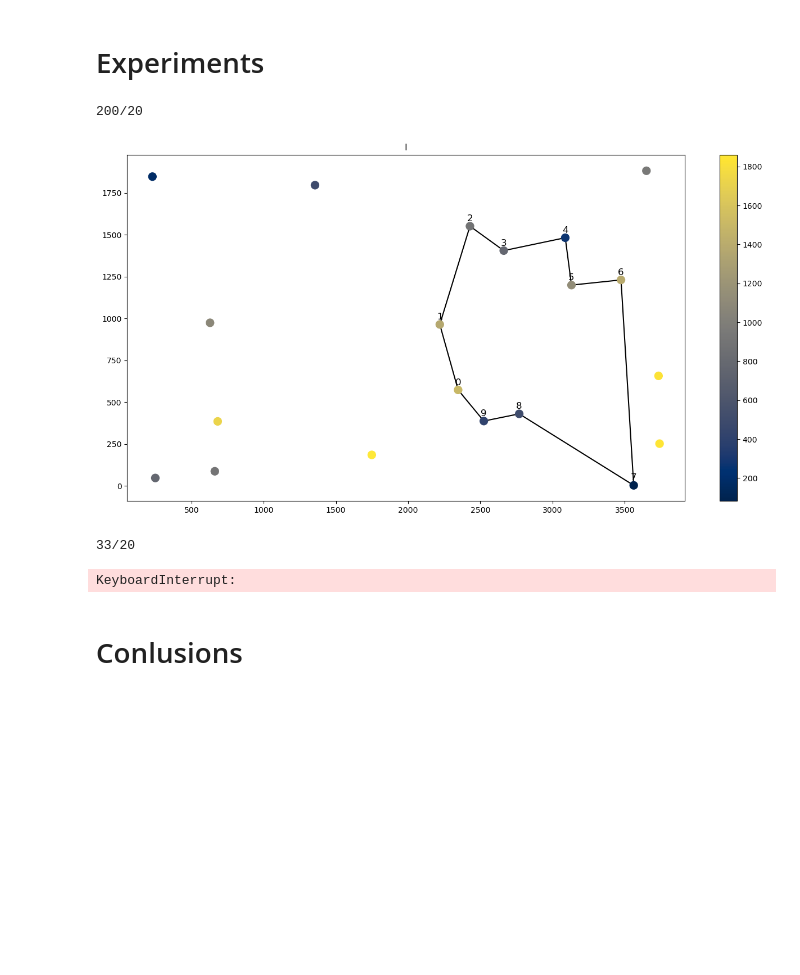
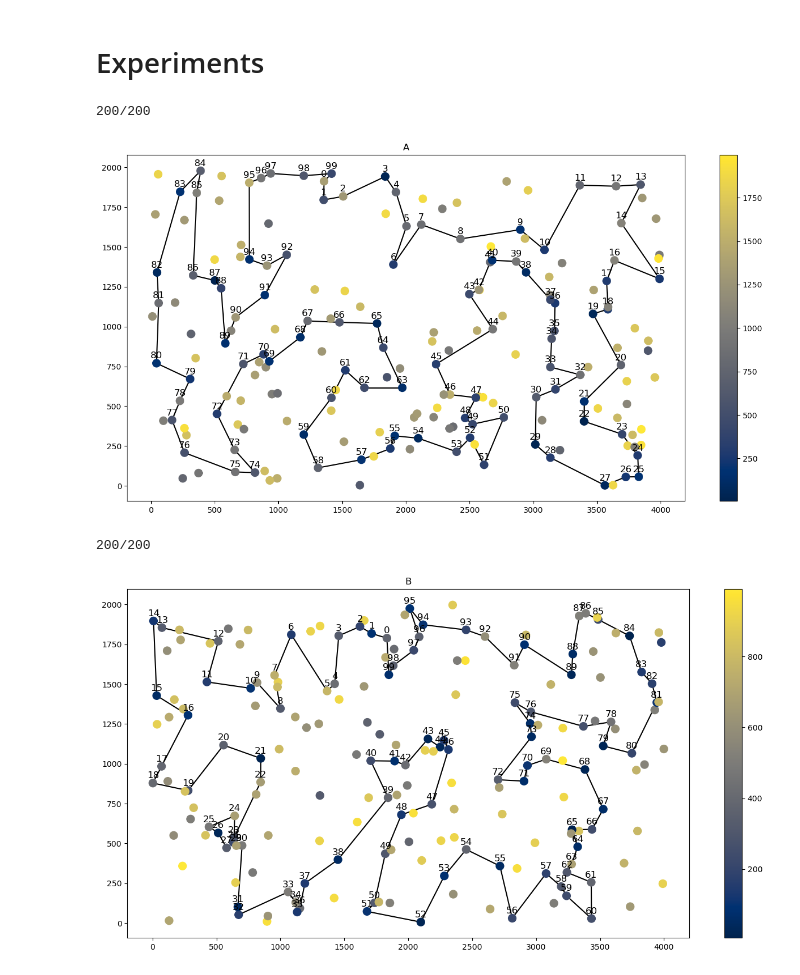
Before and after one commit to krzychuszala/EC-TSP, a Jupyter notebook: assignment-4.ipynb, the cells around one changed output. Cells and saved outputs as stored; diff of their text form; code cells hidden in the pictures; blank space fills up the shorter version.

```diff
--- a/assignment-4.ipynb
+++ b/assignment-4.ipynb
@@ -60,7 +54,8 @@ def single_inter_move(tsp, solution, to_unselect, to_select):
         - tsp.distance_matrix[to_unselect, next]
     )
 
-    return int(cost_change), to_unselect, to_select, "inter"
+    return cost_change, to_unselect, to_select, "inter"
+
 
 def apply_inter_move(solution, to_unselect, to_select):
     solution[np.where(solution == to_unselect)] = to_select
@@ -204,22 +114,35 @@ def candidate_list(tsp: TspInstance, start_node: int):
+# %%
+def candidate_list(tsp: TspInstance, start_node: int):
+    solution = random_solution(tsp, start_node)
+
+    while True:
+        best_move = get_best_move(tsp, solution)
+
+        if best_move is None:
+            break
+
+        if best_move[-1] == "inter":
+            solution = apply_inter_move(solution, *best_move[1:3])
+        else:
+            solution = apply_intra_move(solution, *best_move[1:3])
+
+    return solution
 # %% [markdown]
 # Experiments
 # %%
 columns = []
 experiments = []
 
-# for instance in (TspInstance("TSPA.csv"), TspInstance("TSPB.csv")):
-for instance in (TspInstance("small_a.csv"), TspInstance("small_b.csv")):
-    column = f"{instance.file_path[3]}"
-    experiments.append(
-        instance.run_experiments(
-            candidate_list
-        )
-    )
-    instance.plot(experiments[-1][-1], column)
+for instance in (TspInstance("TSPA.csv"), TspInstance("TSPB.csv")):
+    column = f"{instance.file_path[3]} Candidate Edges Random"
+    columns.append(column)
+
+    experiment = instance.run_experiments(candidate_list)
+    experiments.append(experiment)
+
+    instance.plot(experiment[-1], column)
 # %% [output]
-200/20
+200/200
-[figure, old version]
+[figure, new version]
-33/20
+200/200
-KeyboardInterrupt:
+[figure, added]
-# %% [markdown]
-# Conlusions
```
Also changed, not shown: parts of 13 cells of this notebook.
